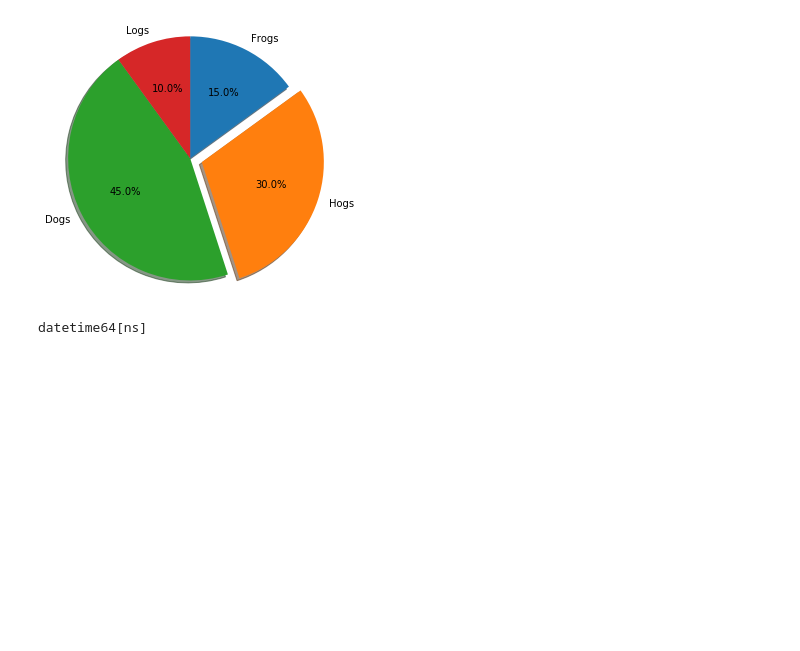
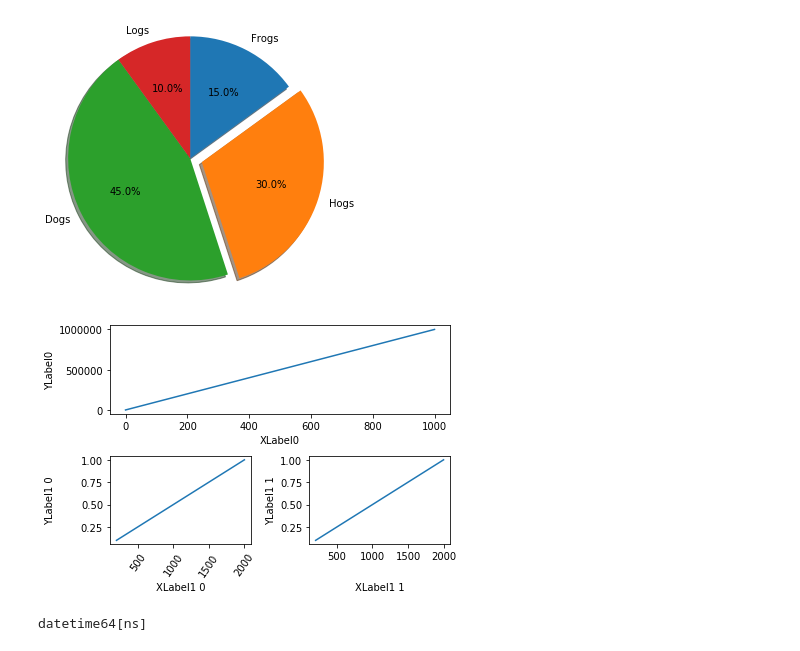
Before and after one commit to taronaldinho/hello_python, a Jupyter notebook: Pythonライブラリ紹介/matplotlib応用.ipynb, the cells around one changed output. Saved outputs shown, nothing was run; the diff lists cells and outputs as text; code cells hidden in the pictures; blank space fills up the shorter version.

```diff
--- a/Pythonライブラリ紹介/matplotlib応用.ipynb
+++ b/Pythonライブラリ紹介/matplotlib応用.ipynb
@@ -519,6 +507,26 @@ ax.axis("equal")  # x-y のアスペクト比を 1:1 に
 plt.show()
 # %% [output]
 [figure]
+# %%
+fig = plt.figure(tight_layout=True)
+gs = fig.add_gridspec(2, 2)         # gridspec を作成する。
+
+ax = fig.add_subplot(gs[0, :])      # gridspec の 0 行目のすべての列
+ax.plot(np.arange(0, 1e6, 1000))
+ax.set_ylabel("YLabel0"); ax.set_xlabel("XLabel0")
+
+for i in range(2):
+    ax = fig.add_subplot(gs[1, i])  # gridspec の 1 行目の i 番目の列
+    ax.plot(np.arange(1., 0., -0.1) * 2000., np.arange(1., 0., -0.1))
+    ax.set_ylabel("YLabel1 %d" % i); ax.set_xlabel("XLabel1 %d" % i)
+    if i == 0:
+        for tick in ax.get_xticklabels():
+            tick.set_rotation(55)
+fig.align_labels()                  # 軸ラベルを整列させる。
+
+plt.show()
+# %% [output]
+[figure, added]
 # %%
 # pandas.DataFrame からの描画
 # parse_dates=True で、変換可能なデータがあれば datetime に変換する
```
Also changed, not shown: parts of 16 cells of this notebook, 3 other files.
